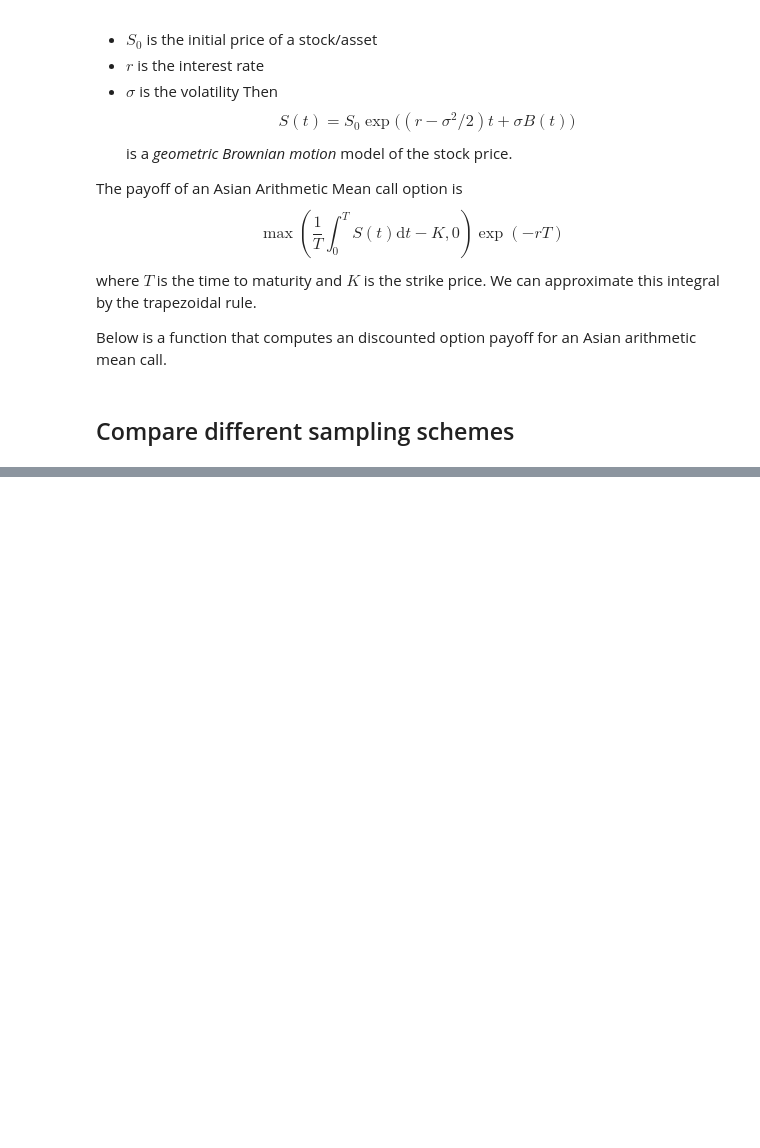
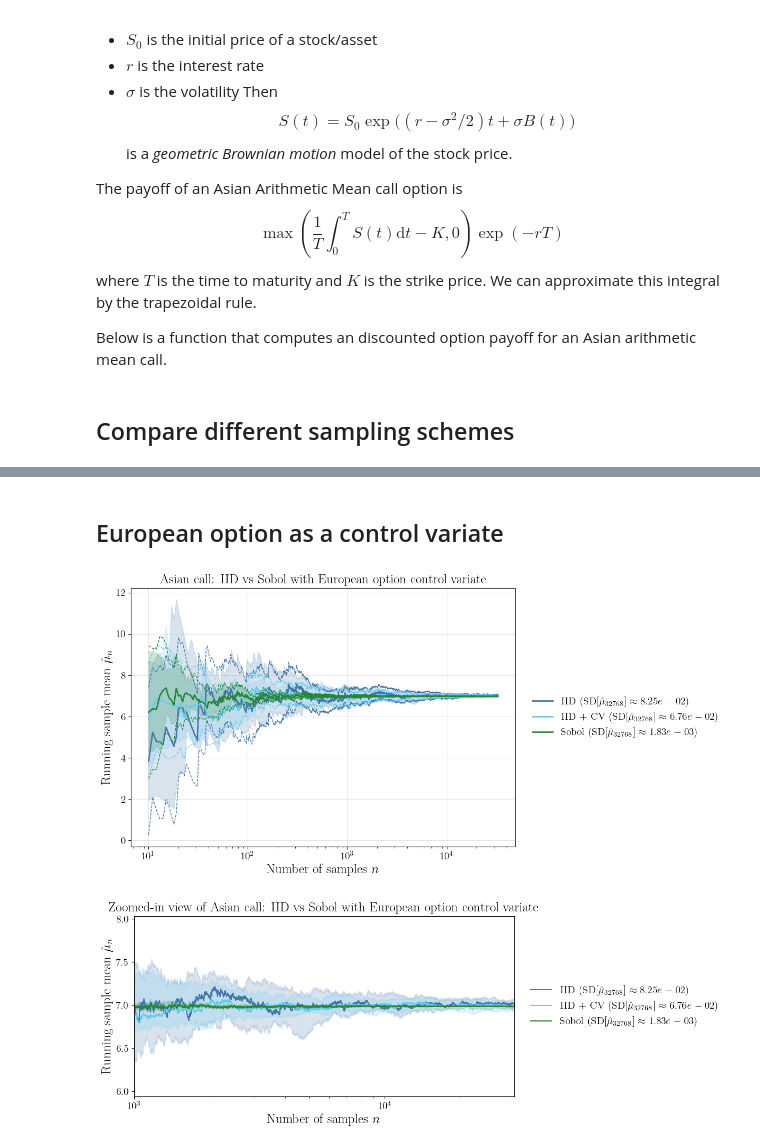
Before and after one commit to QMCSoftware/MATH565Fall2025, a Jupyter notebook: notebooks/AsianOptionExample.ipynb, the cells around one changed output, grey strips where cells are left out. Drawn from its saved outputs; the diff is of its cells as text; code cells hidden in the pictures; blank space fills up the shorter version.

Commit message:
add control variates

```diff
--- a/notebooks/AsianOptionExample.ipynb
+++ b/notebooks/AsianOptionExample.ipynb
@@ -137,0 +211,9 @@ fig_zoom.tight_layout()
+# %% [markdown]
+## European option as a control variate
+# %%
+title="Asian call: IID vs Sobol with European option control variate"
+ax_CV, info_CV = plot_multiple_middle_half_sample_means(make_configs(use_cv=[False,True]), title=title)
+figCV, axCV = plot_zoomed_means(info_CV, n_right=n, title="Zoomed-in view of "+title)
+# %% [output]
+[figure, added]
+[figure, added]
```
Also changed, not shown: parts of 8 cells of this notebook, 2 other files.
